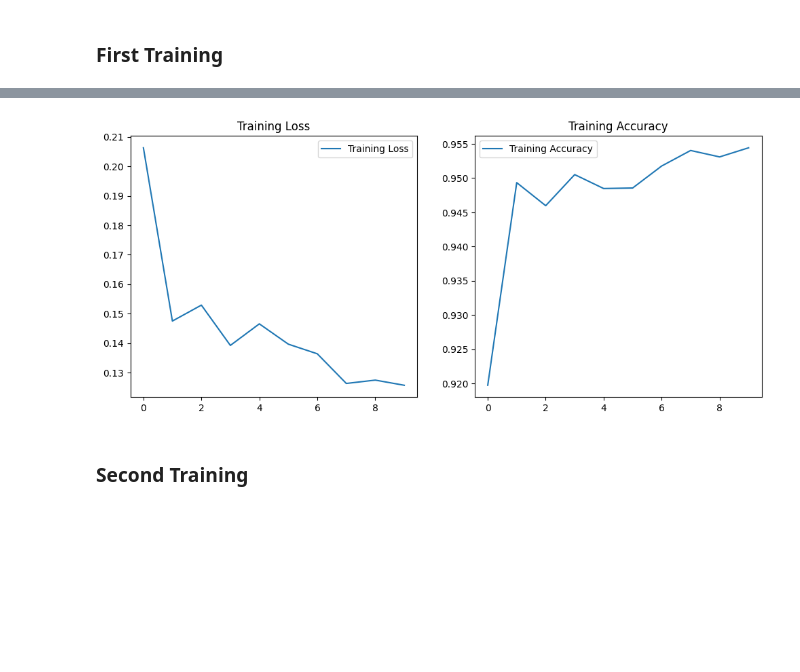
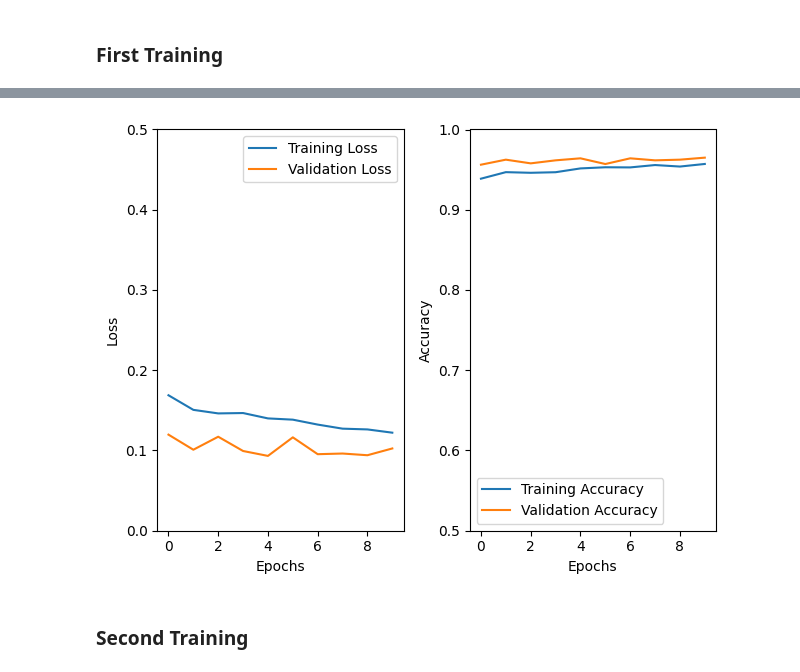
Before and after one commit to DanielMPMatCom/Reptile-Or-Amphibian-Clasificator-CNN, a Jupyter notebook: AmphRept-CNN-GoogleColabMoreData.ipynb, the cells around one changed output, grey strips where cells are left out. Saved outputs shown, nothing was run; the diff lists cells and outputs as text; code cells hidden in the pictures; blank space fills up the shorter version.

Commit message:
fixing validation and other stuff

```diff
--- a/AmphRept-CNN-GoogleColabMoreData.ipynb
+++ b/AmphRept-CNN-GoogleColabMoreData.ipynb
@@ -99,9 +102,17 @@ model = models.resnet50(pretrained=True)
 for param in model.parameters():
     param.requires_grad = False
 
-# Modify the last layer fully connected
+# Add 2 fully connected layers and a fully connected output layer with 2 neurons for the 2 output classes
 num_ftrs = model.fc.in_features
-model.fc = nn.Linear(num_ftrs, 2)  # 2 outputs: Amphibians and Reptiles
+model.fc = nn.Sequential(
+nn.Linear(num_ftrs, 256),
+nn.ReLU(),
+nn.Dropout(0.5),
+nn.Linear(256, 128),
+nn.ReLU(),
+nn.Dropout(0.5),
+nn.Linear(128, 2),
+)
 
 # Defining the training device
 device = torch.device("cuda:0" if torch.cuda.is_available() else "cpu")
@@ -159,5 +198,5 @@ def train_model(model, criterion, optimizer, num_epochs=10):
 # %% [markdown]
 ### First Training
 # %%
-trained_model, loss_history, acc_history = train_model(model, criterion, optimizer, num_epochs=10)
+trained_model, train_loss_history, train_acc_history, val_loss_history, val_acc_history = train_model(model, criterion, optimizer, num_epochs=10)
 # %% [output]
@@ -174,17 +223,26 @@ Epoch 10/10, Loss: 0.1257, Accuracy: 0.9544
 # %%
 # Graph Loss and Accuracy
-plt.figure(figsize=(12, 5))
+import matplotlib.pyplot as plt
 plt.subplot(1, 2, 1)
-plt.plot(loss_history, label='Training Loss')
-plt.title('Training Loss')
+plt.plot(train_loss_history, label='Training Loss')
+plt.plot(val_loss_history, label='Validation Loss')
+plt.xlabel('Epochs')
+plt.ylabel('Loss')
+plt.ylim(0, 0.5)
 plt.legend()
+
 plt.subplot(1, 2, 2)
-plt.plot(acc_history, label='Training Accuracy')
-plt.title('Training Accuracy')
+plt.plot(train_acc_history, label='Training Accuracy')
+plt.plot(val_acc_history, label='Validation Accuracy')
+plt.xlabel('Epochs')
+plt.ylabel('Accuracy')
+plt.ylim(0.5, 1)
 plt.legend()
+
+plt.tight_layout()
 plt.show()
 # %% [output]
-[figure, old version]
+[figure, new version]
 # %% [markdown]
 ### Second Training
 # %%
```
Also changed, not shown: parts of 6 cells of this notebook, 10 other files.
